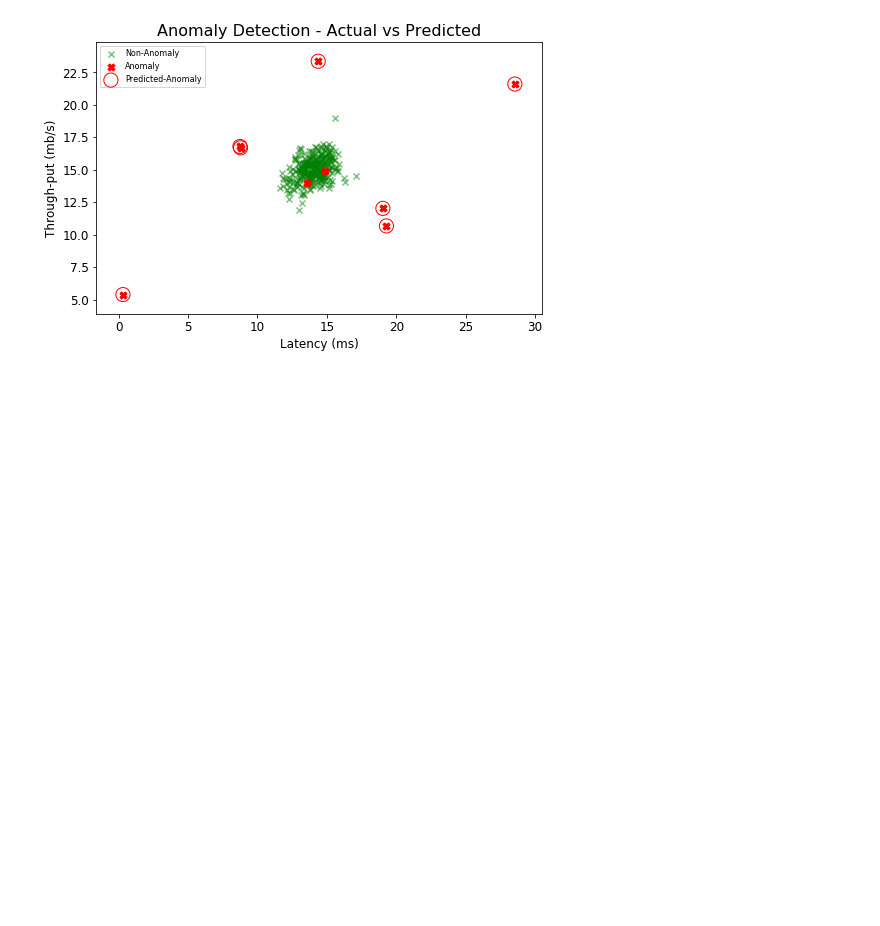
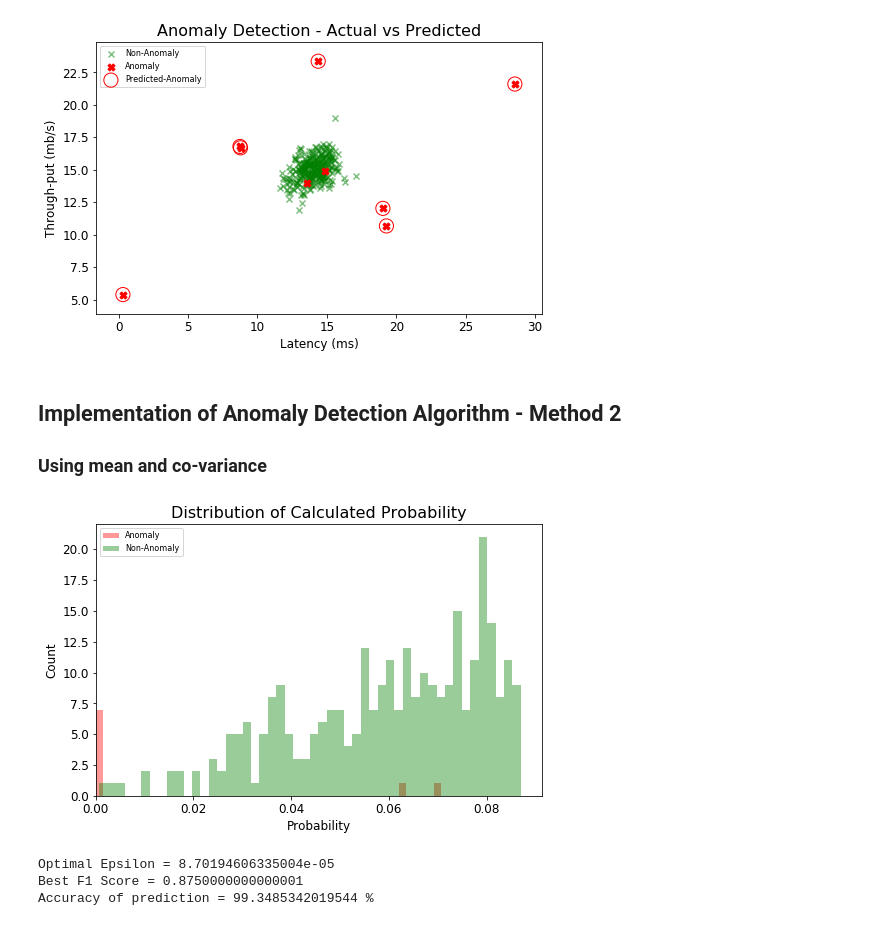
Before and after one commit to SupratimH/learning-data-science, a Jupyter notebook: machine-learning/anomaly-detection.ipynb, the cells around one changed output. Drawn from its saved outputs; the diff is of its cells as text; code cells hidden in the pictures; blank space fills up the shorter version.

Commit message:
Implementation of Anpmaly Detection for multivariate Gaussian distribution

```diff
--- a/machine-learning/anomaly-detection.ipynb
+++ b/machine-learning/anomaly-detection.ipynb
@@ -185,3 +193,47 @@ axes.set_title('Anomaly Detection - Actual vs Predicted')
 plt.show()
 # %% [output]
 [figure]
+# %% [markdown]
+## Implementation of Anomaly Detection Algorithm - Method 2
+### Using mean and co-variance
+# %%
+def estimateMultiVariateGaussainParams(train_X):
+    mean_X = np.mean(train_X, axis=0).values.reshape(1,-1)
+    cov_X = np.cov(train_X, rowvar=False)
+    return mean_X, cov_X
+# %%
+def computeMultiVariateProbability(test_X, mean_X, cov_X):
+    n = mean_X.shape[1]
+    X = (test_X - mean_X)
+    denominator = ((2*np.pi)**(n/2)) * ((np.linalg.det(cov_X))**(1/2))
+    numerator = np.exp(-0.5 * np.sum(np.dot(X, np.linalg.inv(cov_X)) * X, axis=1))
+    probability = numerator / denominator
+    return probability
+# %%
+# Perform Anomaly Detection
+mean_X, cov_X = estimateMultiVariateGaussainParams(train_X)
+prob_matrix = computeMultiVariateProbability(test_X, mean_X, cov_X)
+pMVX = prob_matrix
+# %%
+fig, axes = plt.subplots(figsize=(8,5))
+sns.distplot(pMVX[idxPos], color='r', label='Anomaly', kde=False, bins=50, ax=axes)
+sns.distplot(pMVX[idxNeg], color='g', label='Non-Anomaly', kde=False, bins=50, ax=axes)
+axes.set_xlim(0,)
+axes.legend()
+axes.set_xlabel('Probability')
+axes.set_ylabel('Count')
+axes.set_title('Distribution of Calculated Probability')
+plt.show()
+# %% [output]
+[figure, added]
+# %%
+optimalEpsilon, bestF1 = selectThreshold(pMVX, train_y)
+print("Optimal Epsilon =", optimalEpsilon)
+print("Best F1 Score =", bestF1)
+
+pred = pMVX < optimalEpsilon
+print("Accuracy of prediction =", np.mean(pred == train_y)*100, "%")
+# %% [output]
+Optimal Epsilon = 8.70194606335004e-05
+Best F1 Score = 0.8750000000000001
+Accuracy of prediction = 99.3485342019544 %
```
Also changed, not shown: parts of 11 cells of this notebook.
